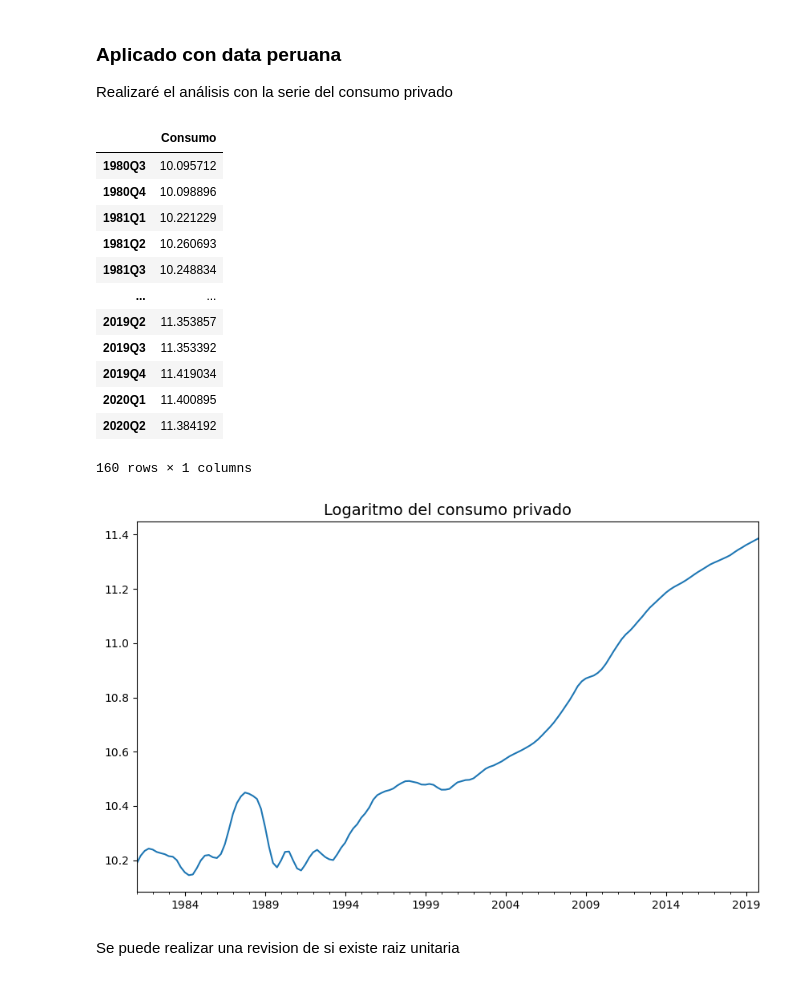
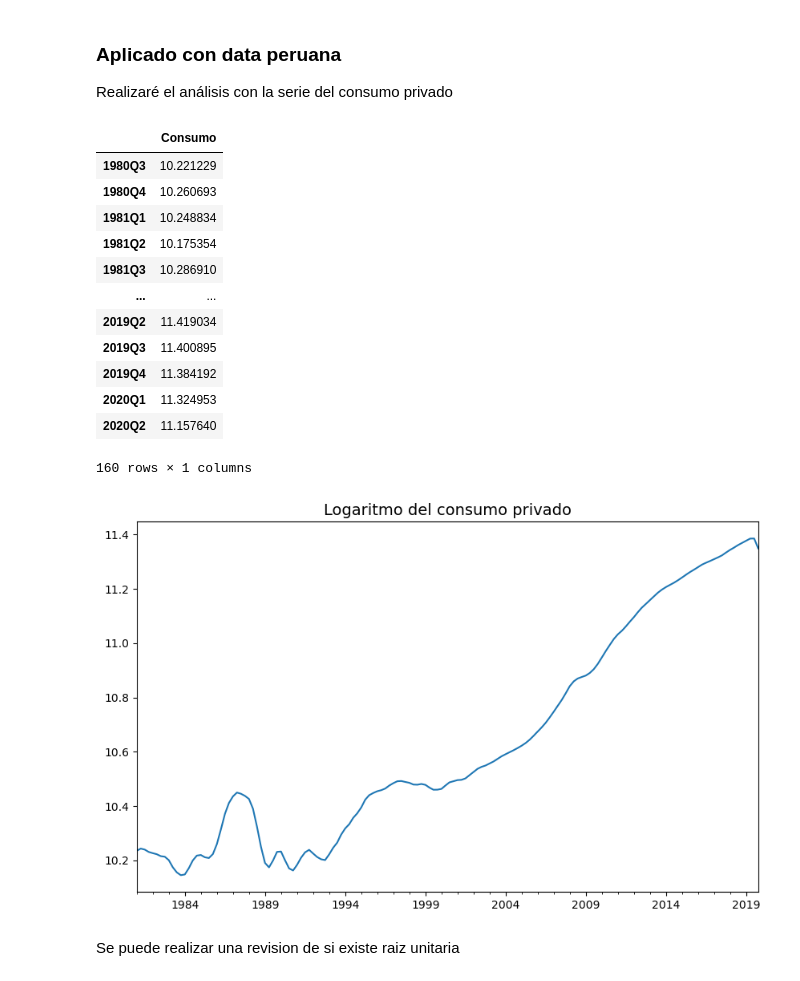
Before and after one commit to mauricioalvaradoo/time_series, a Jupyter notebook: 3 UnitRoot.ipynb, the cells around one changed output. Cells and saved outputs as stored; diff of their text form; code cells hidden in the pictures.

```diff
--- a/3 UnitRoot.ipynb
+++ b/3 UnitRoot.ipynb
@@ -178,27 +178,27 @@ Realizaré el análisis con la serie del consumo privado
 # %%
 dta = pd.read_excel("./Bases de datos/PeruData.xlsx", sheet_name="Trimestral", skiprows=1)
 dta = dta[['Trimestres', 'Producto bruto interno por tipo de gasto (millones S/ 2007) - Demanda Interna - Consumo Privado']]
 dta.rename({'Producto bruto interno por tipo de gasto (millones S/ 2007) - Demanda Interna - Consumo Privado': 'Consumo'}, axis=1, inplace=True)
-dta = dta.loc[0:159, :]
+dta = dta.loc[2:161, :]
 
 # Seting index
 dta.index = pd.period_range("1980Q3", "2020Q2", freq="Q")
 
 dta = np.log(dta[["Consumo"]])
 dta
 # %% [output]
 |  | Consumo |
-| 1980Q3 | 10.095712 |
-| 1980Q4 | 10.098896 |
-| 1981Q1 | 10.221229 |
-| 1981Q2 | 10.260693 |
-| 1981Q3 | 10.248834 |
+| 1980Q3 | 10.221229 |
+| 1980Q4 | 10.260693 |
+| 1981Q1 | 10.248834 |
+| 1981Q2 | 10.175354 |
+| 1981Q3 | 10.286910 |
 | ... | ... |
-| 2019Q2 | 11.353857 |
-| 2019Q3 | 11.353392 |
-| 2019Q4 | 11.419034 |
-| 2020Q1 | 11.400895 |
-| 2020Q2 | 11.384192 |
+| 2019Q2 | 11.419034 |
+| 2019Q3 | 11.400895 |
+| 2019Q4 | 11.384192 |
+| 2020Q1 | 11.324953 |
+| 2020Q2 | 11.157640 |
 160 rows × 1 columns
 # %%
 dta.index=dta.index.to_timestamp()
@@ -216,7 +216,7 @@ dta_sa.plot()
 plt.title("Logaritmo del consumo privado", fontsize=14)
 plt.show()
 # %% [output]
-[figure, old version]
+[figure, new version]
 # %% [markdown]
 Se puede realizar una revision de si existe raiz unitaria
 # %%
```
Also changed, not shown: parts of 7 cells of this notebook, 10 other files.
